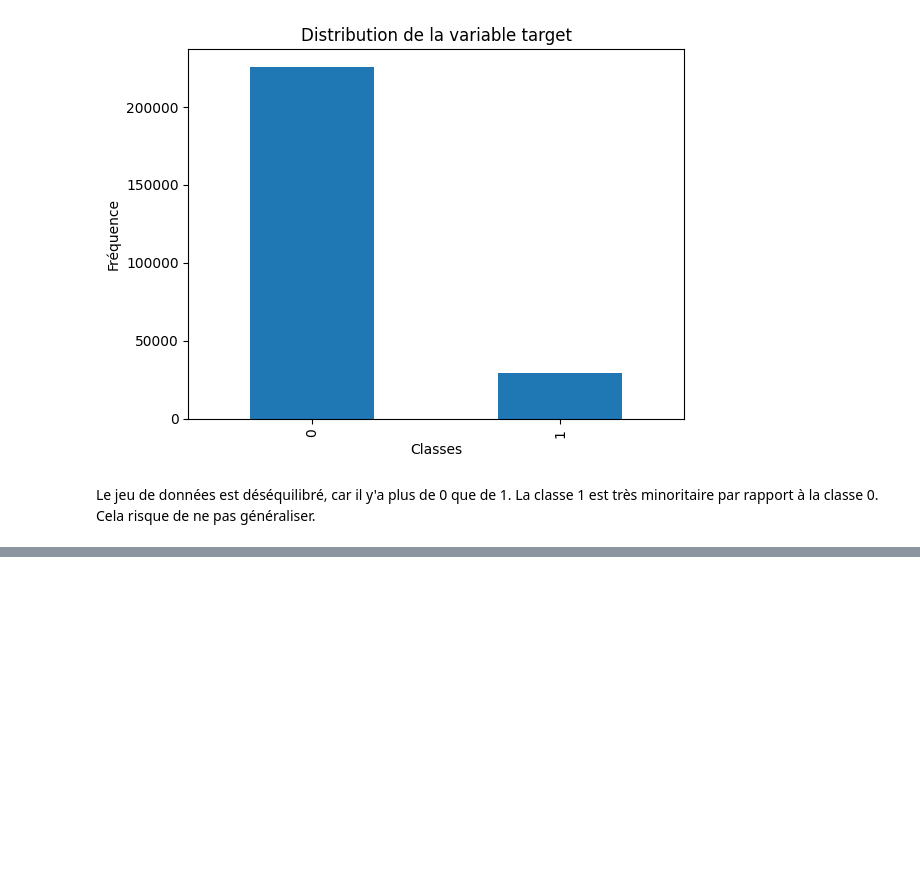
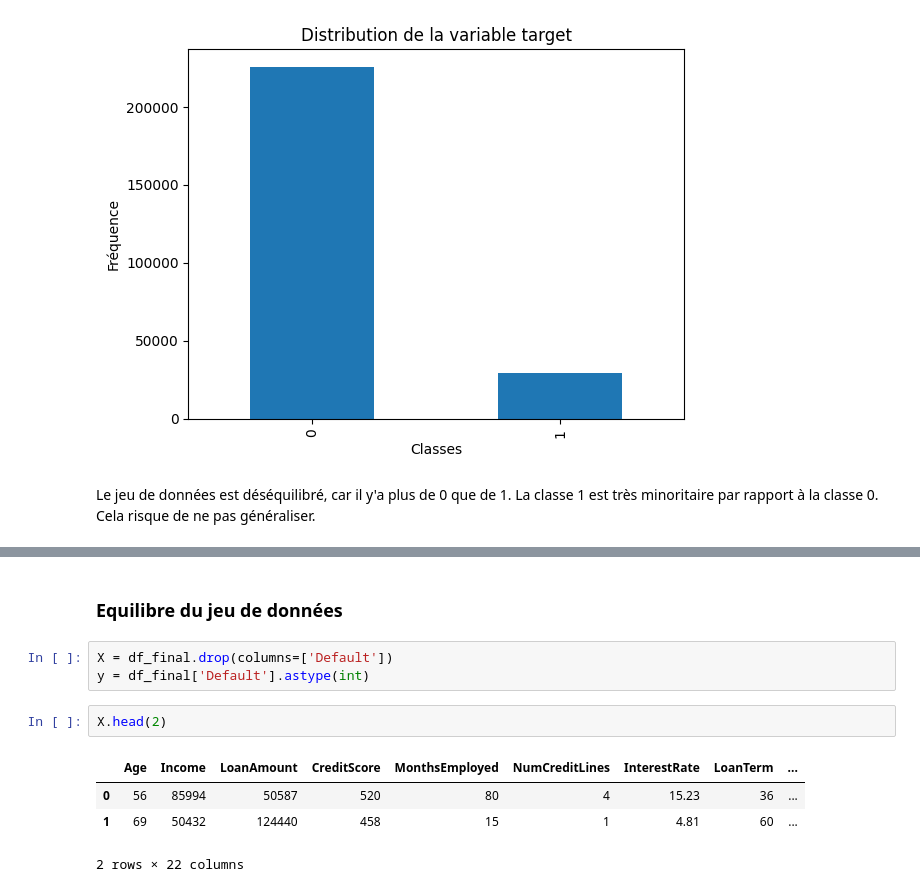
Before and after one commit to Patricia-Koto/sda_ML, a Jupyter notebook: loan_credit.ipynb, the cells around one changed output, grey strips where cells are left out. Cells and saved outputs as stored; diff of their text form; blank space fills up the shorter version.

```diff
--- a/loan_credit.ipynb
+++ b/loan_credit.ipynb
@@ -171,0 +255,12 @@ Le jeu de données est déséquilibré, car il y'a plus de 0 que de 1. La classe
+# %% [markdown]
+### Equilibre du jeu de données
+# %%
+X = df_final.drop(columns=['Default'])
+y = df_final['Default'].astype(int)
+# %%
+X.head(2)
+# %% [output]
+|  | Age | Income | LoanAmount | CreditScore | MonthsEmployed | NumCreditLines | InterestRate | LoanTerm | ... |
+| 0 | 56 | 85994 | 50587 | 520 | 80 | 4 | 15.23 | 36 | ... |
+| 1 | 69 | 50432 | 124440 | 458 | 15 | 1 | 4.81 | 60 | ... |
+2 rows × 22 columns
```
Also changed, not shown: parts of 23 cells of this notebook, 1 other file.
